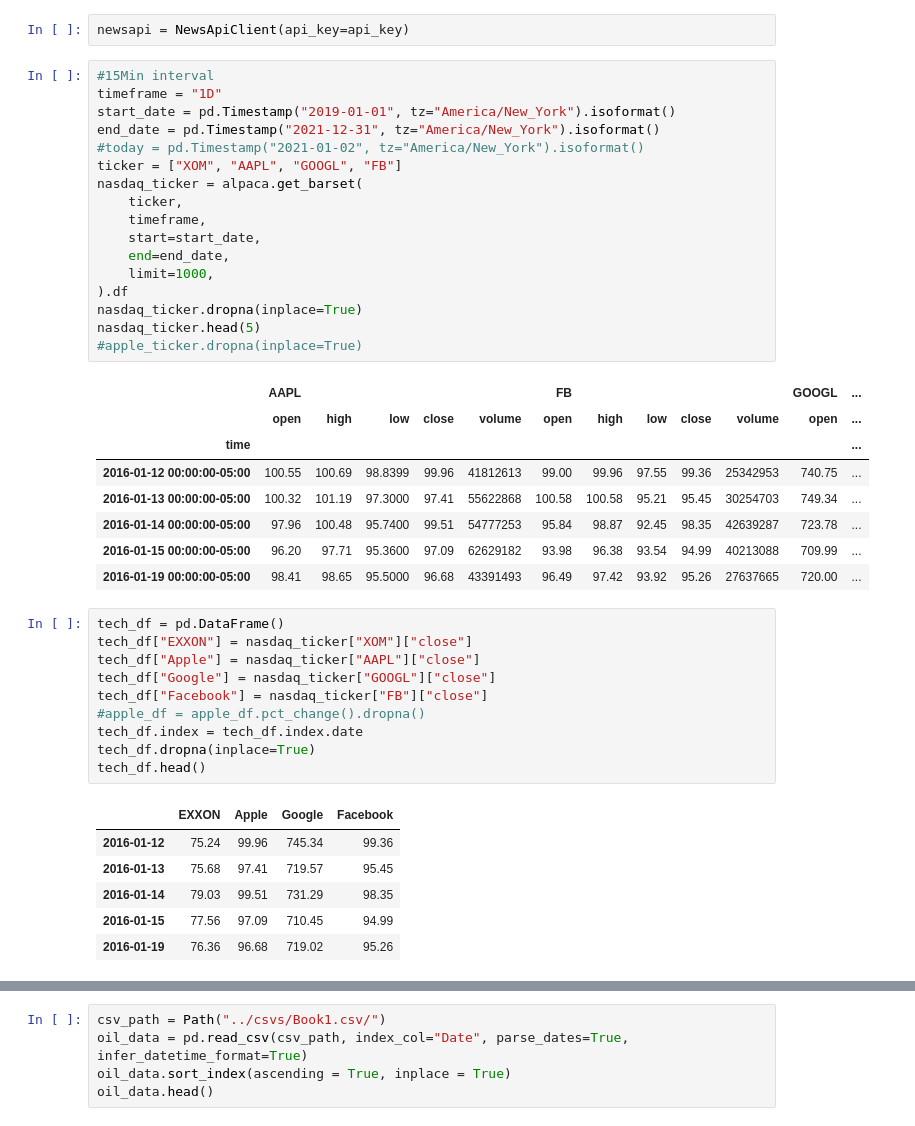
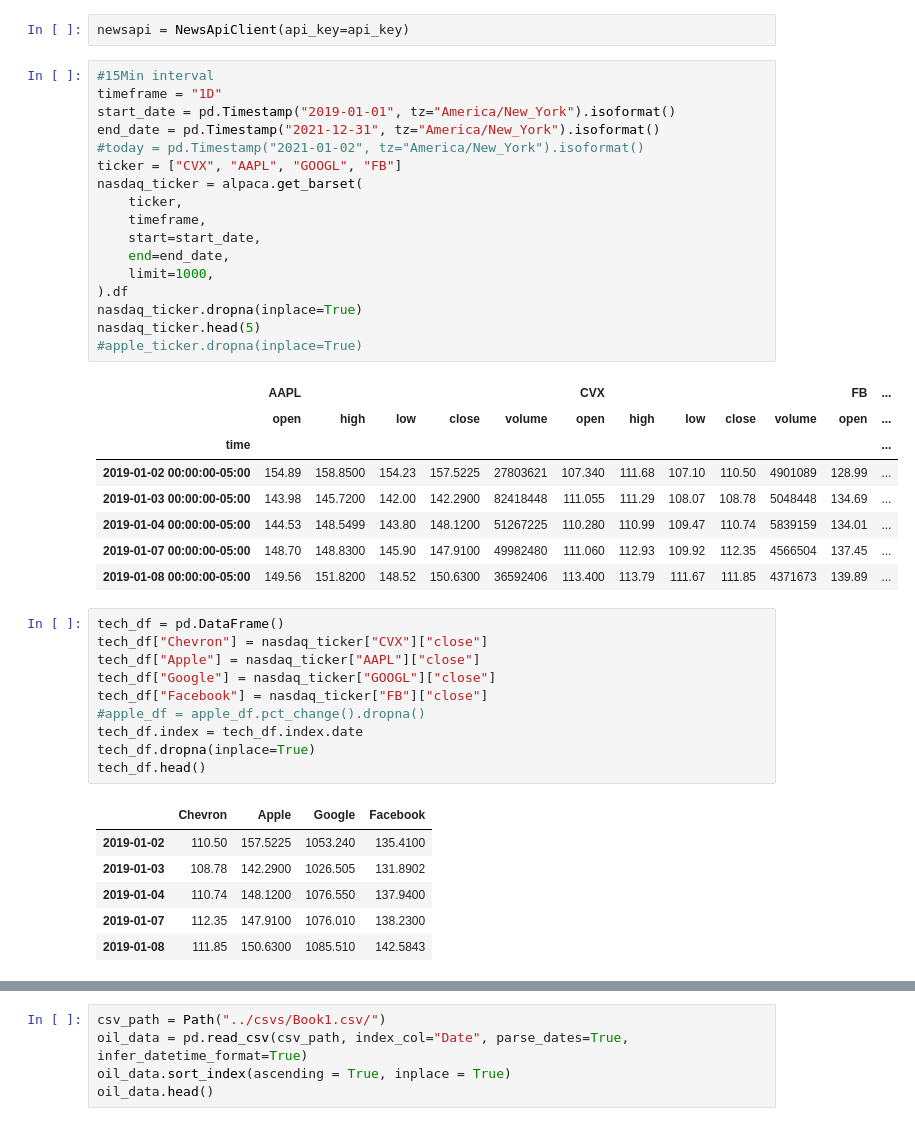
Before and after one commit to Billieo/p2-g3, a Jupyter notebook: notebooks/Samuel's_Notebook/notebooks/LSTM.ipynb, the cells around one changed output, grey strips where cells are left out. Saved outputs shown, nothing was run; the diff lists cells and outputs as text.

```diff
--- a/notebooks/Samuel's_Notebook/notebooks/LSTM.ipynb
+++ b/notebooks/Samuel's_Notebook/notebooks/LSTM.ipynb
@@ -43,32 +40,32 @@ newsapi = NewsApiClient(api_key=api_key)
 # %%
 #15Min interval
 timeframe = "1D"
 start_date = pd.Timestamp("2019-01-01", tz="America/New_York").isoformat()
 end_date = pd.Timestamp("2021-12-31", tz="America/New_York").isoformat()
 #today = pd.Timestamp("2021-01-02", tz="America/New_York").isoformat()
-ticker = ["XOM", "AAPL", "GOOGL", "FB"]
+ticker = ["CVX", "AAPL", "GOOGL", "FB"]
 nasdaq_ticker = alpaca.get_barset(
     ticker,
     timeframe,
     start=start_date,
     end=end_date,
     limit=1000,
 ).df
 nasdaq_ticker.dropna(inplace=True)
 nasdaq_ticker.head(5)
 #apple_ticker.dropna(inplace=True)
 # %% [output]
-|  | AAPL |  |  |  |  | FB |  |  |  |  | GOOGL | ... |
+|  | AAPL |  |  |  |  | CVX |  |  |  |  | FB | ... |
 |  | open | high | low | close | volume | open | high | low | close | volume | open | ... |
 | time |  |  |  |  |  |  |  |  |  |  |  | ... |
-| 2016-01-12 00:00:00-05:00 | 100.55 | 100.69 | 98.8399 | 99.96 | 41812613 | 99.00 | 99.96 | 97.55 | 99.36 | 25342953 | 740.75 | ... |
-| 2016-01-13 00:00:00-05:00 | 100.32 | 101.19 | 97.3000 | 97.41 | 55622868 | 100.58 | 100.58 | 95.21 | 95.45 | 30254703 | 749.34 | ... |
-| 2016-01-14 00:00:00-05:00 | 97.96 | 100.48 | 95.7400 | 99.51 | 54777253 | 95.84 | 98.87 | 92.45 | 98.35 | 42639287 | 723.78 | ... |
-| 2016-01-15 00:00:00-05:00 | 96.20 | 97.71 | 95.3600 | 97.09 | 62629182 | 93.98 | 96.38 | 93.54 | 94.99 | 40213088 | 709.99 | ... |
-| 2016-01-19 00:00:00-05:00 | 98.41 | 98.65 | 95.5000 | 96.68 | 43391493 | 96.49 | 97.42 | 93.92 | 95.26 | 27637665 | 720.00 | ... |
+| 2019-01-02 00:00:00-05:00 | 154.89 | 158.8500 | 154.23 | 157.5225 | 27803621 | 107.340 | 111.68 | 107.10 | 110.50 | 4901089 | 128.99 | ... |
+| 2019-01-03 00:00:00-05:00 | 143.98 | 145.7200 | 142.00 | 142.2900 | 82418448 | 111.055 | 111.29 | 108.07 | 108.78 | 5048448 | 134.69 | ... |
+| 2019-01-04 00:00:00-05:00 | 144.53 | 148.5499 | 143.80 | 148.1200 | 51267225 | 110.280 | 110.99 | 109.47 | 110.74 | 5839159 | 134.01 | ... |
+| 2019-01-07 00:00:00-05:00 | 148.70 | 148.8300 | 145.90 | 147.9100 | 49982480 | 111.060 | 112.93 | 109.92 | 112.35 | 4566504 | 137.45 | ... |
+| 2019-01-08 00:00:00-05:00 | 149.56 | 151.8200 | 148.52 | 150.6300 | 36592406 | 113.400 | 113.79 | 111.67 | 111.85 | 4371673 | 139.89 | ... |
 # %%
 tech_df = pd.DataFrame()
-tech_df["EXXON"] = nasdaq_ticker["XOM"]["close"]
+tech_df["Chevron"] = nasdaq_ticker["CVX"]["close"]
 tech_df["Apple"] = nasdaq_ticker["AAPL"]["close"]
 tech_df["Google"] = nasdaq_ticker["GOOGL"]["close"]
 tech_df["Facebook"] = nasdaq_ticker["FB"]["close"]
@@ -77,12 +74,12 @@ tech_df.index = tech_df.index.date
 tech_df.dropna(inplace=True)
 tech_df.head()
 # %% [output]
-|  | EXXON | Apple | Google | Facebook |
-| 2016-01-12 | 75.24 | 99.96 | 745.34 | 99.36 |
-| 2016-01-13 | 75.68 | 97.41 | 719.57 | 95.45 |
-| 2016-01-14 | 79.03 | 99.51 | 731.29 | 98.35 |
-| 2016-01-15 | 77.56 | 97.09 | 710.45 | 94.99 |
-| 2016-01-19 | 76.36 | 96.68 | 719.02 | 95.26 |
+|  | Chevron | Apple | Google | Facebook |
+| 2019-01-02 | 110.50 | 157.5225 | 1053.240 | 135.4100 |
+| 2019-01-03 | 108.78 | 142.2900 | 1026.505 | 131.8902 |
+| 2019-01-04 | 110.74 | 148.1200 | 1076.550 | 137.9400 |
+| 2019-01-07 | 112.35 | 147.9100 | 1076.010 | 138.2300 |
+| 2019-01-08 | 111.85 | 150.6300 | 1085.510 | 142.5843 |
 # %%
 tech_returns = tech_df.pct_change().dropna()
 tech_returns.head()
```
Also changed, not shown: parts of 17 cells of this notebook, 6 other files.
